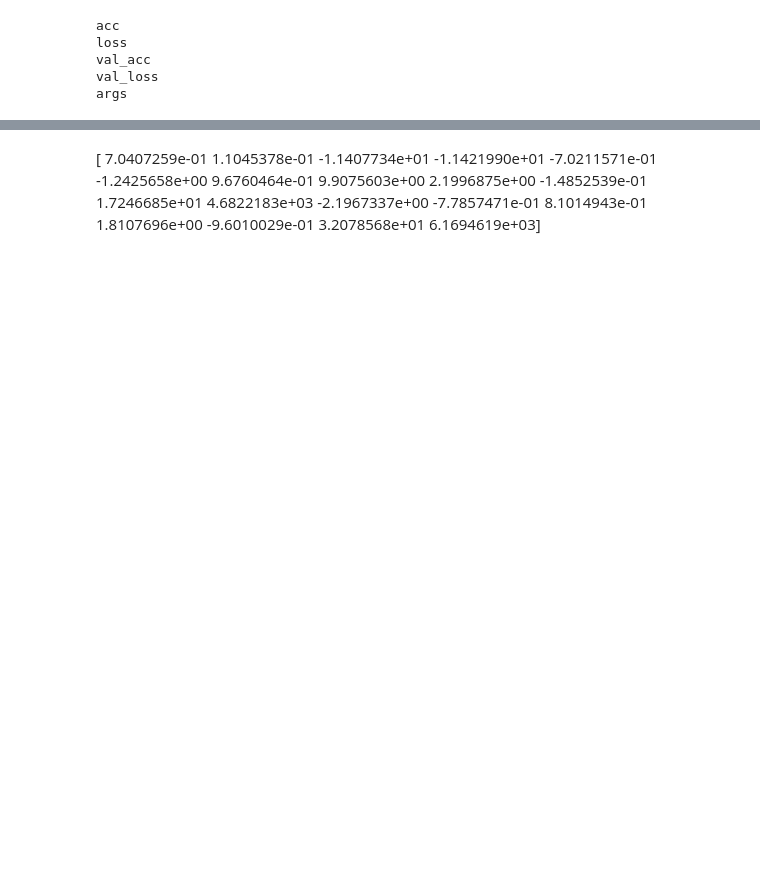
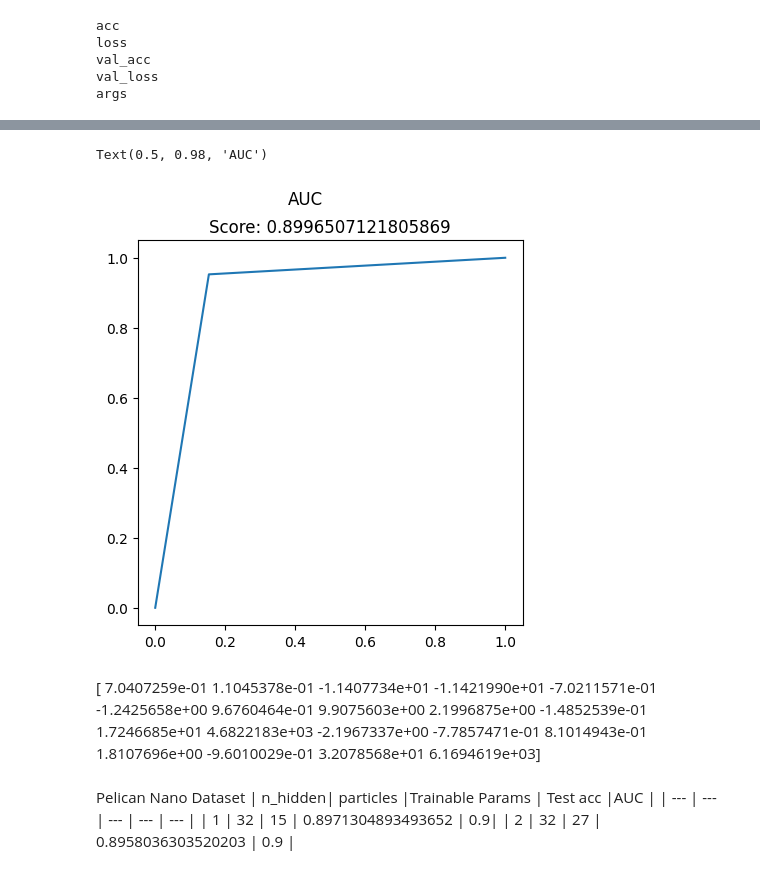
Before and after one commit to otkulseng/PELICAN, a Jupyter notebook: analysis.ipynb, the cells around one changed output, grey strips where cells are left out. Drawn from its saved outputs; the diff is of its cells as text; code cells hidden in the pictures; blank space fills up the shorter version.

```diff
--- a/analysis.ipynb
+++ b/analysis.ipynb
@@ -102,0 +115,5 @@ print(w)
+# %%
+data = cli.make_dataset_from_args(args, filehandlers=['test'])['test']
+# data = load_dataset('zenodo_data/raw', args, ['test']).test
+raw_pred = model.predict(data.x_data)
+print(raw_pred)
@@ -102,0 +130,5 @@ print(w)
+# %%
+pred = raw_pred > 0
+print(pred.shape)
+for i in range(100):
+    print(pred[i])
@@ -103,6 +153,27 @@ print(w)
+# %%
+
+fig, ax = plt.subplots(ncols=data.y_data.shape[-1], figsize=(20, 5))
+
+y_score = pred
+y_true = data.y_data
+fpr, tpr, thresholds = roc_curve(y_true, y_score)
+score = auc(fpr, tpr)
+ax.plot(fpr, tpr)
+ax.set_title(f'Score: {score}')
+ax.set_aspect('equal')
+fig.suptitle("AUC")
+# %% [output]
+Text(0.5, 0.98, 'AUC')
+[figure, added]
 # %% [markdown]
 [ 7.0407259e-01  1.1045378e-01 -1.1407734e+01 -1.1421990e+01
  -7.0211571e-01 -1.2425658e+00  9.6760464e-01  9.9075603e+00
   2.1996875e+00 -1.4852539e-01  1.7246685e+01  4.6822183e+03
  -2.1967337e+00 -7.7857471e-01  8.1014943e-01  1.8107696e+00
  -9.6010029e-01  3.2078568e+01  6.1694619e+03]
+# %% [markdown]
+Pelican Nano Dataset
+| n_hidden| particles |Trainable Params    | Test acc    |AUC |
+| ---    | ---   | ---     | --- | --- |
+| 1 | 32 | 15 | 0.8971304893493652 | 0.9|
+| 2 | 32 | 27 | 0.8958036303520203 | 0.9 |
```
Also changed, not shown: parts of 10 cells of this notebook, 11 other files.
